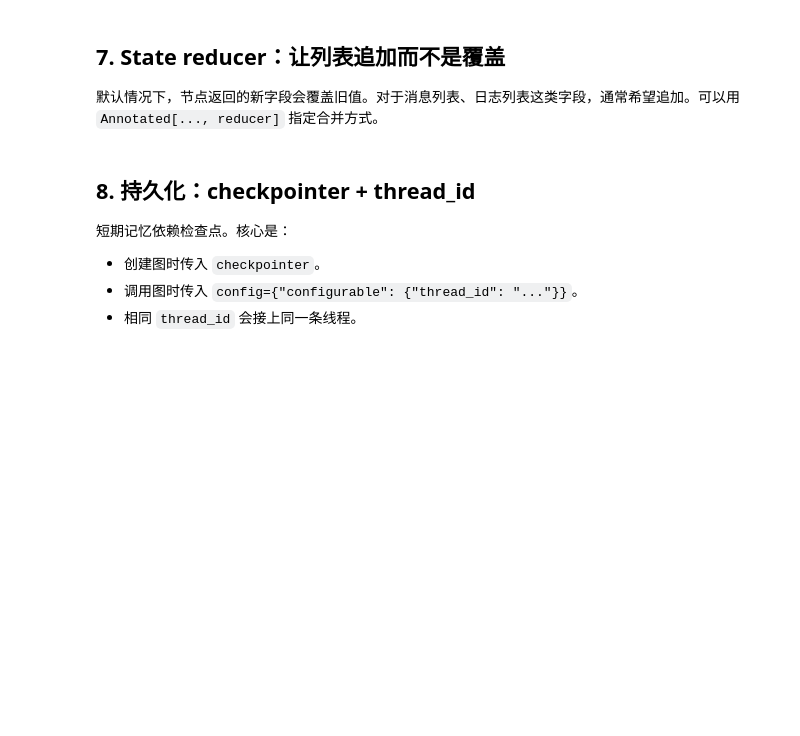
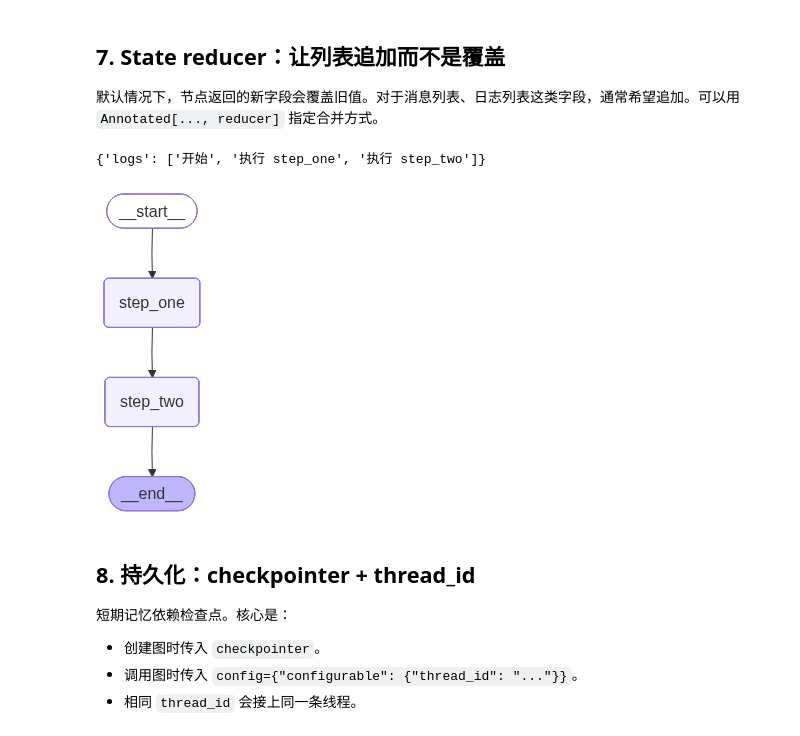
Before and after one commit to sangdongbo/langchain_study, a Jupyter notebook: docs/python_langgraph_notes.ipynb, the cells around one changed output. Saved outputs shown, nothing was run; the diff lists cells and outputs as text; code cells hidden in the pictures; blank space fills up the shorter version.

```diff
--- a/docs/python_langgraph_notes.ipynb
+++ b/docs/python_langgraph_notes.ipynb
@@ -416,39 +536,53 @@ print(score_graph.invoke({"score": 42, "result": ""}))
 
 默认情况下，节点返回的新字段会覆盖旧值。对于消息列表、日志列表这类字段，通常希望追加。可以用 `Annotated[..., reducer]` 指定合并方式。
 # %%
-from operator import add
+import operator
 from typing import Annotated
-from typing_extensions import TypedDict
+# from typing_extensions import TypedDict
+from pydantic import BaseModel, Field
 
 from langgraph.graph import END, START, StateGraph
 
 
-class LogState(TypedDict):
-    # Annotated[list[str], add] 表示多个节点返回 logs 时使用 add 合并。
-    # 对 list 来说，operator.add 等价于列表拼接，而不是覆盖。
-    logs: Annotated[list[str], add]
+# class LogState(TypedDict):
+#     # Annotated[list[str], add] 表示多个节点返回 logs 时使用 add 合并。
+#     # 对 list 来说，operator.add 等价于列表拼接，而不是覆盖。
+#     logs: Annotated[list[str], add]
+
+# 1. 使用 Pydantic 定义状态模型
+class LogState(BaseModel):
+    # 在 Pydantic 中，通过 Field(default_factory=list) 指定默认值
+    # 同时使用 Annotated 和来自 operator.add 的 reducer 控制 LangGraph 的合并行为
+    logs: Annotated[list[str], operator.add] = Field(default_factory=list)
 
 
 def step_one(state: LogState) -> dict[str, list[str]]:
     # 返回新的日志片段，reducer 会追加到旧 logs 后面。
     return {"logs": ["执行 step_one"]}
 
 
 def step_two(state: LogState) -> dict[str, list[str]]:
     return {"logs": ["执行 step_two"]}
 
 
 builder = StateGraph(LogState)
 builder.add_node("step_one", step_one)
 builder.add_node("step_two", step_two)
 
 # 串行流程：START -> step_one -> step_two -> END。
 builder.add_edge(START, "step_one")
 builder.add_edge("step_one", "step_two")
 builder.add_edge("step_two", END)
 
 log_graph = builder.compile()
-log_graph.invoke({"logs": ["开始"]})
+result = log_graph.invoke({"logs": ["开始"]})
+print(result)
+
+from IPython.display import Image, display
+display(Image(log_graph.get_graph().draw_mermaid_png()))
+# %% [output]
+{'logs': ['开始', '执行 step_one', '执行 step_two']}
+[figure, added]
 # %% [markdown]
 ## 8. 持久化：checkpointer + thread_id
 
```
Also changed, not shown: parts of 33 cells of this notebook, 16 other files.
